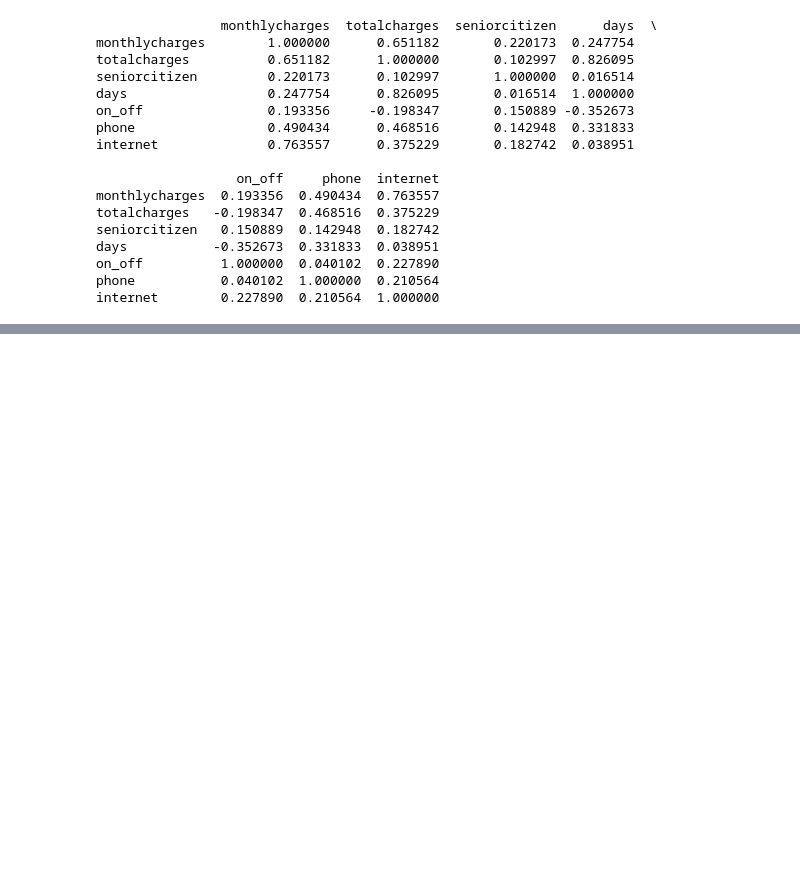
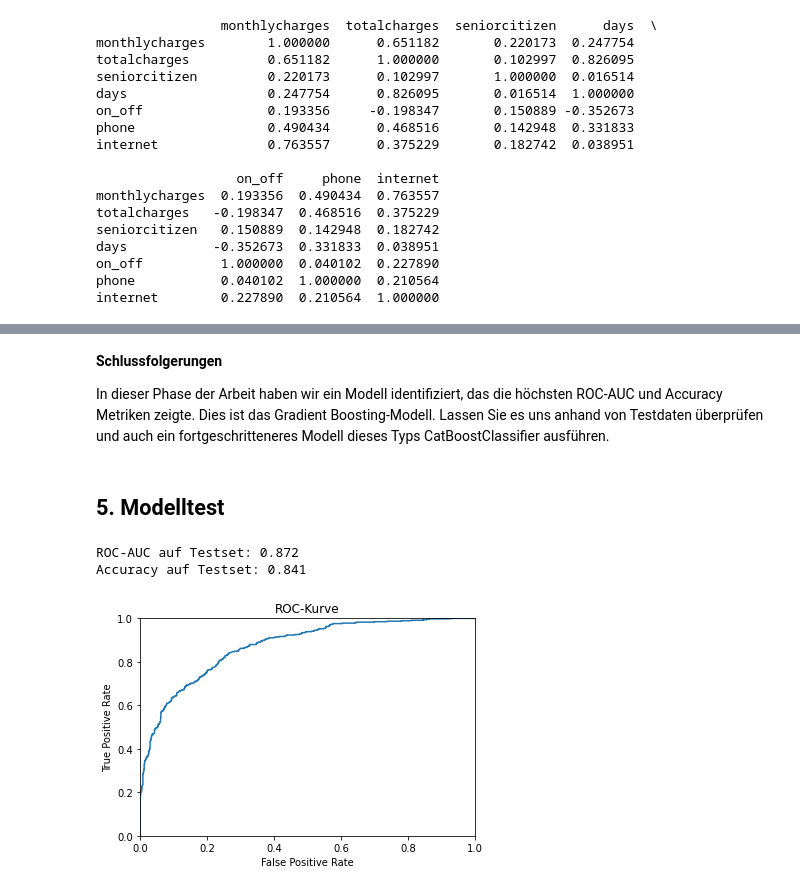
Before and after one commit to Konstantin5054232/ausbildungsprojekte, a Jupyter notebook: 16_Telekomkunden_gehen_weg/Telekomkunden_gehen_weg.ipynb, the cells around one changed output, grey strips where cells are left out. Saved outputs shown, nothing was run; the diff lists cells and outputs as text; code cells hidden in the pictures; blank space fills up the shorter version.

```diff
--- a/16_Telekomkunden_gehen_weg/Telekomkunden_gehen_weg.ipynb
+++ b/16_Telekomkunden_gehen_weg/Telekomkunden_gehen_weg.ipynb
@@ -308,0 +310,12 @@ X_train, X_test, y_train, y_test = train_test_split(
+# %%
+# Wir werden eine Liste von Modellen erstellen, die trainiert werden.
+models = [
+    ('Logistic Regression', LogisticRegression(random_state=1234)),
+    ('Random Forest', RandomForestClassifier(random_state=1234)),
+    ('Gradient Boosting', GradientBoostingClassifier(random_state=1234)),
+    ('Stochastic Gradient Descent', SGDClassifier(random_state=1234)),
+    ('Multi-layer Perceptron', MLPClassifier(hidden_layer_sizes=(10, 5), random_state=1234)),
+]
+
+scoring = ('roc_auc', 'accuracy')
+results = pd.DataFrame()
@@ -308,0 +345,32 @@ X_train, X_test, y_train, y_test = train_test_split(
+# %% [markdown]
+**Schlussfolgerungen**
+
+In dieser Phase der Arbeit haben wir ein Modell identifiziert, das die höchsten ROC-AUC und Accuracy Metriken zeigte. Dies ist das Gradient Boosting-Modell. Lassen Sie es uns anhand von Testdaten überprüfen und auch ein fortgeschritteneres Modell dieses Typs CatBoostClassifier ausführen.
+# %% [markdown]
+## 5. Modelltest
+# %%
+# Überprüfen Sie den Betrieb des GradientBoostingClassifier-Modells auf einem Testset.
+model = models[2][1]
+model.fit(X_train, y_train)
+predict = model.predict(X_test)
+predict_proba = model.predict_proba(X_test)[:, 1]
+
+print('ROC-AUC auf Testset: %.3f' % roc_auc_score(y_test, predict_proba))
+print('Accuracy auf Testset: %.3f ' % accuracy_score(y_test, predict))
+# %% [output]
+ROC-AUC auf Testset: 0.872
+Accuracy auf Testset: 0.841
+# %%
+# Wir zeichnen die ROC-Kurve.
+fpr, tpr, thresholds = roc_curve(y_test, predict_proba)
+
+plt.figure()
+plt.plot(fpr, tpr)
+plt.xlim([0.0, 1.0])
+plt.ylim([0.0, 1.0])
+plt.xlabel('False Positive Rate')
+plt.ylabel('True Positive Rate')
+plt.title('ROC-Kurve')
+plt.show()
+# %% [output]
+[figure, added]
```
Also changed, not shown: parts of 8 cells of this notebook.
